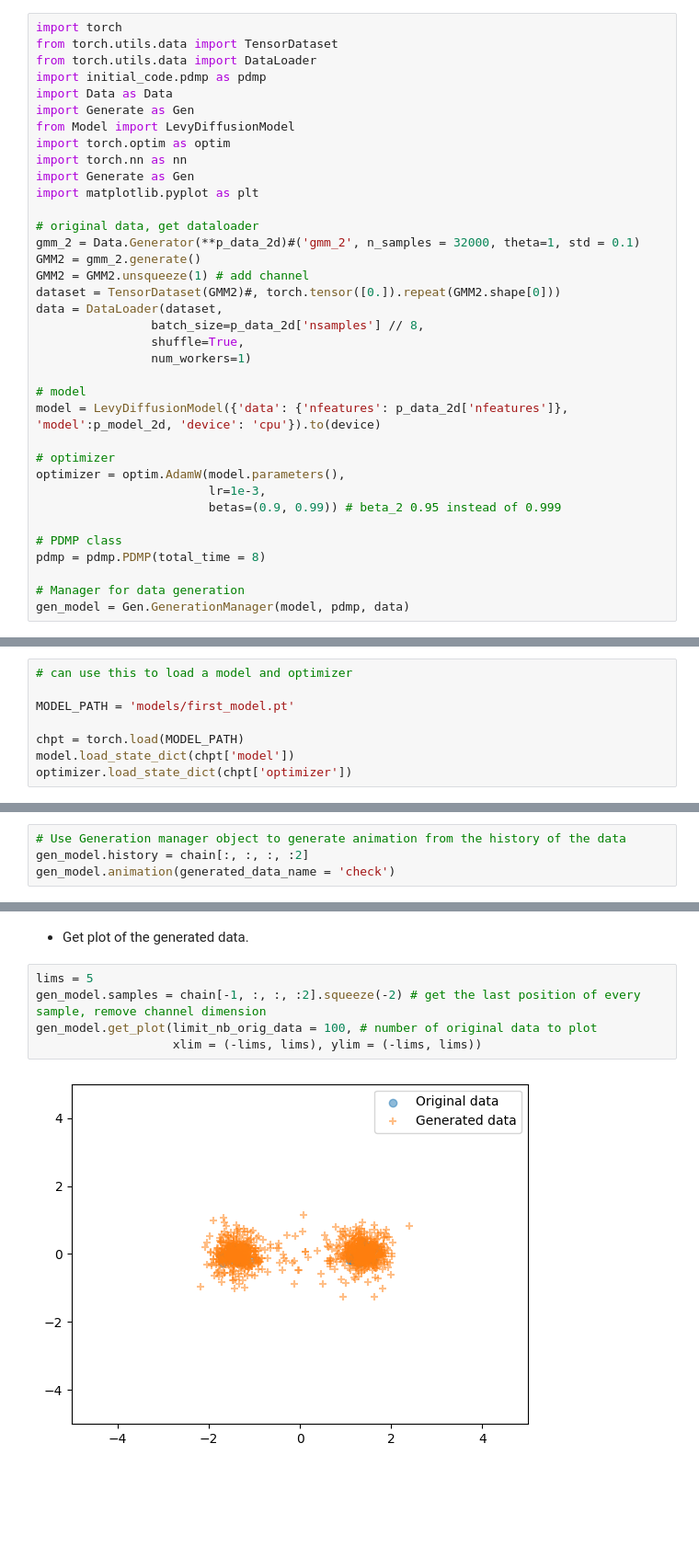
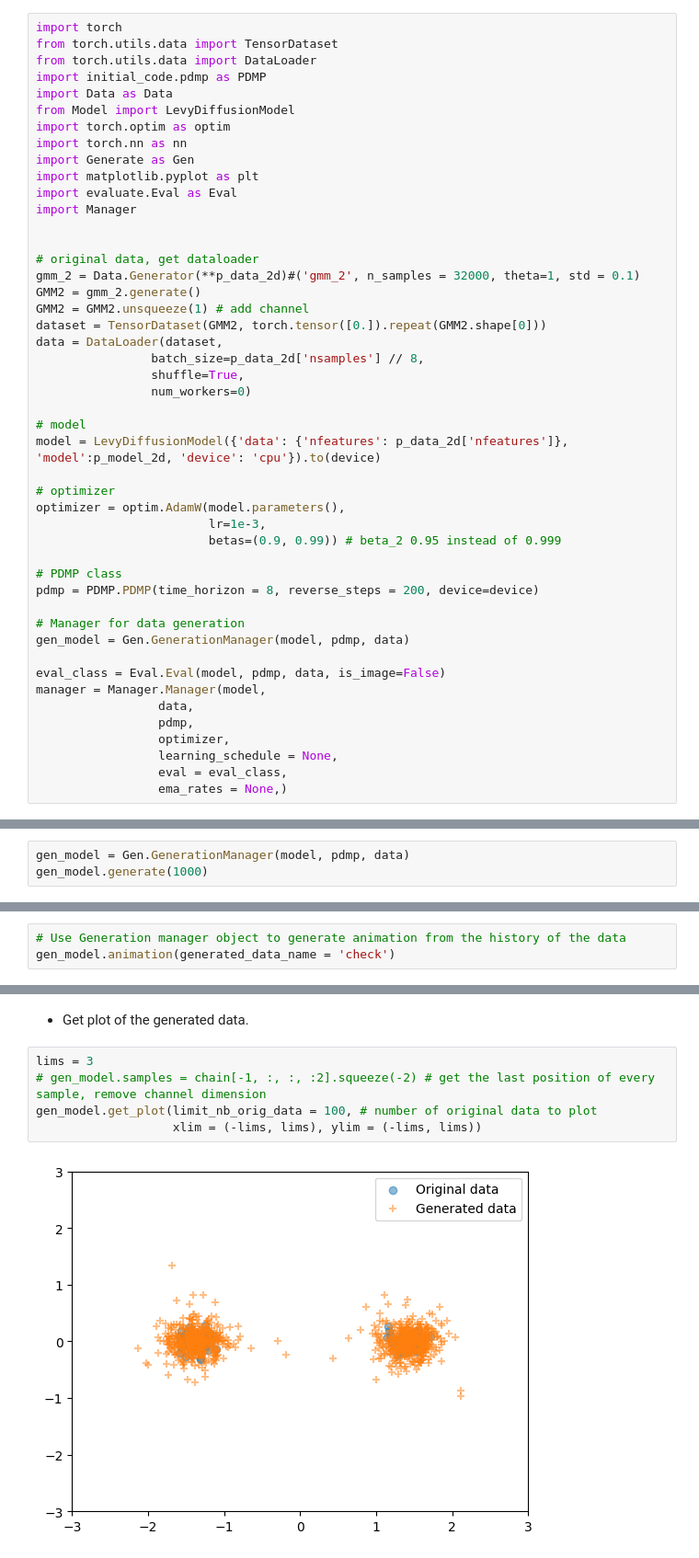
Before and after one commit to darioShar/PDMP, a Jupyter notebook: experiments_and_tracking.ipynb, the cells around one changed output, grey strips where cells are left out. Shown: that part at 92% size. Drawn from its saved outputs; the diff is of its cells as text; blank space fills up the shorter version.

```diff
--- a/experiments_and_tracking.ipynb
+++ b/experiments_and_tracking.ipynb
@@ -118,24 +130,26 @@ device = 'mps'
 import torch
 from torch.utils.data import TensorDataset
 from torch.utils.data import DataLoader
-import initial_code.pdmp as pdmp
+import initial_code.pdmp as PDMP
 import Data as Data
-import Generate as Gen
 from Model import LevyDiffusionModel
 import torch.optim as optim
 import torch.nn as nn
 import Generate as Gen
 import matplotlib.pyplot as plt
+import evaluate.Eval as Eval
+import Manager
+
 
 # original data, get dataloader
 gmm_2 = Data.Generator(**p_data_2d)#('gmm_2', n_samples = 32000, theta=1, std = 0.1)
 GMM2 = gmm_2.generate()
 GMM2 = GMM2.unsqueeze(1) # add channel
-dataset = TensorDataset(GMM2)#, torch.tensor([0.]).repeat(GMM2.shape[0]))
+dataset = TensorDataset(GMM2, torch.tensor([0.]).repeat(GMM2.shape[0]))
 data = DataLoader(dataset,
                 batch_size=p_data_2d['nsamples'] // 8,
                 shuffle=True,
-                num_workers=1)
+                num_workers=0)
 
 # model
 model = LevyDiffusionModel({'data': {'nfeatures': p_data_2d['nfeatures']}, 'model':p_model_2d, 'device': 'cpu'}).to(device)
@@ -146,9 +160,18 @@ optimizer = optim.AdamW(model.parameters(),
                         betas=(0.9, 0.99)) # beta_2 0.95 instead of 0.999
 
 # PDMP class
-pdmp = pdmp.PDMP(total_time = 8)
+pdmp = PDMP.PDMP(time_horizon = 8, reverse_steps = 200, device=device)
 
 # Manager for data generation
 gen_model = Gen.GenerationManager(model, pdmp, data)
+
+eval_class = Eval.Eval(model, pdmp, data, is_image=False)
+manager = Manager.Manager(model,
+                 data,
+                 pdmp,
+                 optimizer,
+                 learning_schedule = None,
+                 eval = eval_class,
+                 ema_rates = None,)
 # %% [output]
 0
@@ -184,10 +252,2 @@ plt.show()
 # %% [markdown]
 ## Train the model
-# %%
-# can use this to load a model and optimizer
-
-MODEL_PATH = 'models/first_model.pt'
-
-chpt = torch.load(MODEL_PATH)
-model.load_state_dict(chpt['model'])
-optimizer.load_state_dict(chpt['optimizer'])
@@ -396,4 +324,7 @@ tensor([[1.5692, 1.7605]], device='mps:0')
 # %% [markdown]
 ## Inspect generated data trajectory - from noise to data distribution
+# %%
+gen_model = Gen.GenerationManager(model, pdmp, data)
+gen_model.generate(1000)
 # %%
 # Look at the position of the particle through time
@@ -409,7 +340,6 @@ We can now use our GenerationManager object to examine the generated data.
 * get animation
 # %%
 # Use Generation manager object to generate animation from the history of the data
-gen_model.history = chain[:, :, :, :2]
 gen_model.animation(generated_data_name = 'check')
 # %% [output]
 './animation/check.mp4'
@@ -417,9 +347,9 @@ gen_model.animation(generated_data_name = 'check')
 # %% [markdown]
 * Get plot of the generated data.
 # %%
-lims = 5
-gen_model.samples = chain[-1, :, :, :2].squeeze(-2) # get the last position of every sample, remove channel dimension
+lims = 3
+# gen_model.samples = chain[-1, :, :, :2].squeeze(-2) # get the last position of every sample, remove channel dimension
 gen_model.get_plot(limit_nb_orig_data = 100, # number of original data to plot
                    xlim = (-lims, lims), ylim = (-lims, lims))
 # %% [output]
-[figure, old version]
+[figure, new version]
```
Also changed, not shown: parts of 20 cells of this notebook, 15 other files.
